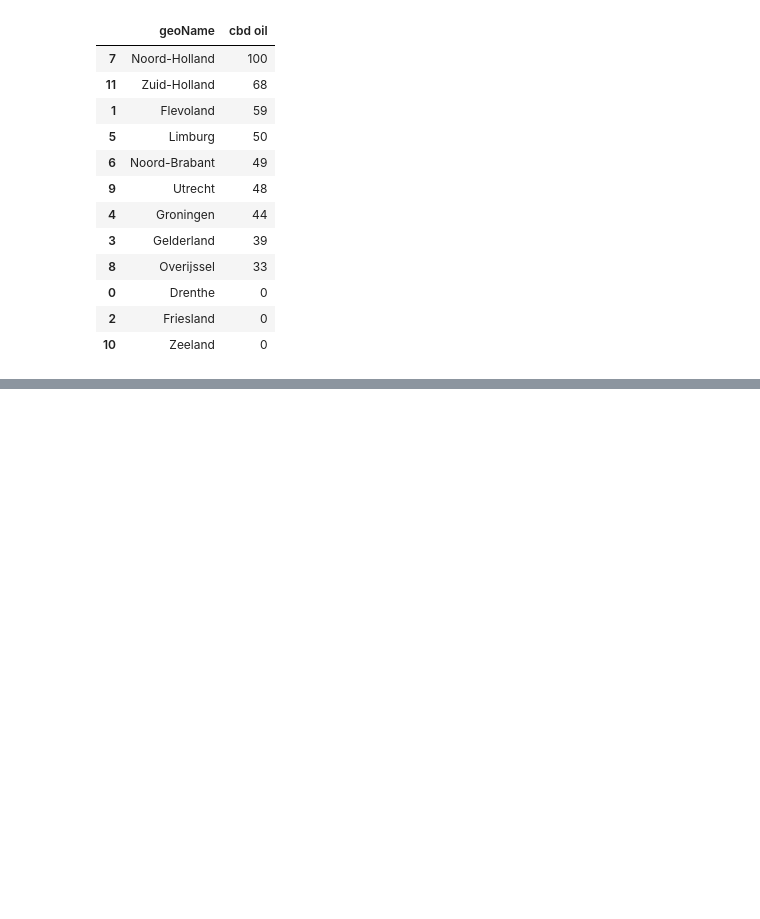
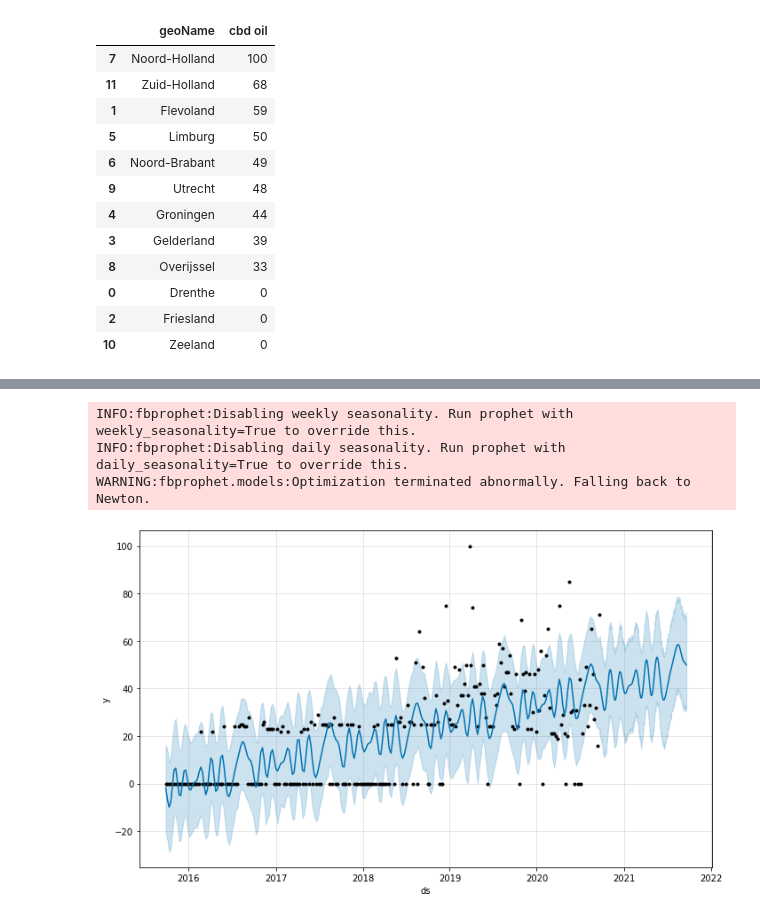
Before and after one commit to michael-william/CBD, a Jupyter notebook: cbd_auto_testing.ipynb, the cells around one changed output, grey strips where cells are left out. Cells and saved outputs as stored; diff of their text form; code cells hidden in the pictures; blank space fills up the shorter version.

```diff
--- a/cbd_auto_testing.ipynb
+++ b/cbd_auto_testing.ipynb
@@ -265,0 +280,9 @@ INFO:fbprophet:Disabling daily seasonality. Run prophet with daily_seasonality=T
+# %%
+m = Prophet(changepoints=['2020-03-01'])
+forecast = m.fit(test).predict(future)
+fig = m.plot(forecast)
+# %% [output]
+INFO:fbprophet:Disabling weekly seasonality. Run prophet with weekly_seasonality=True to override this.
+INFO:fbprophet:Disabling daily seasonality. Run prophet with daily_seasonality=True to override this.
+WARNING:fbprophet.models:Optimization terminated abnormally. Falling back to Newton.
+[figure, added]
```
Also changed, not shown: parts of 13 cells of this notebook, 1 other file.
